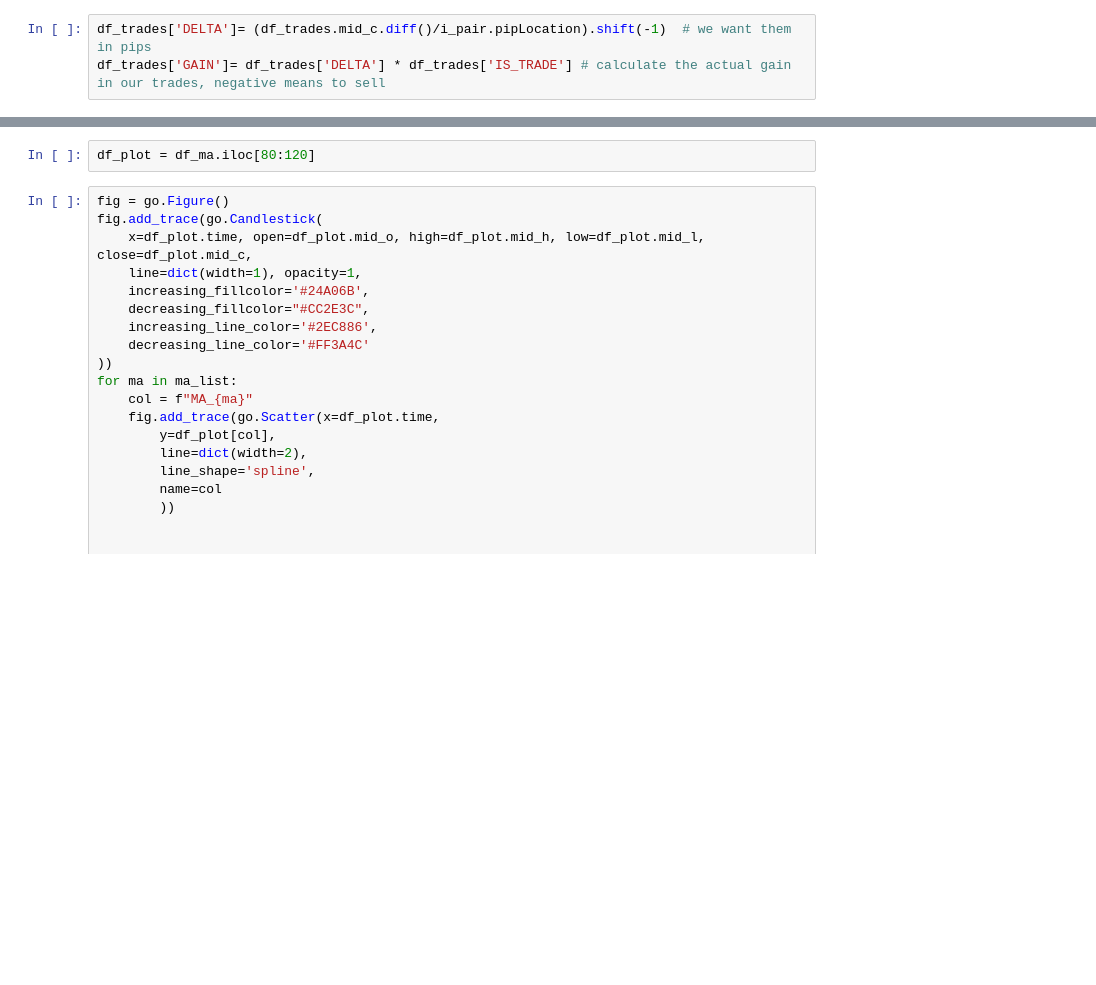
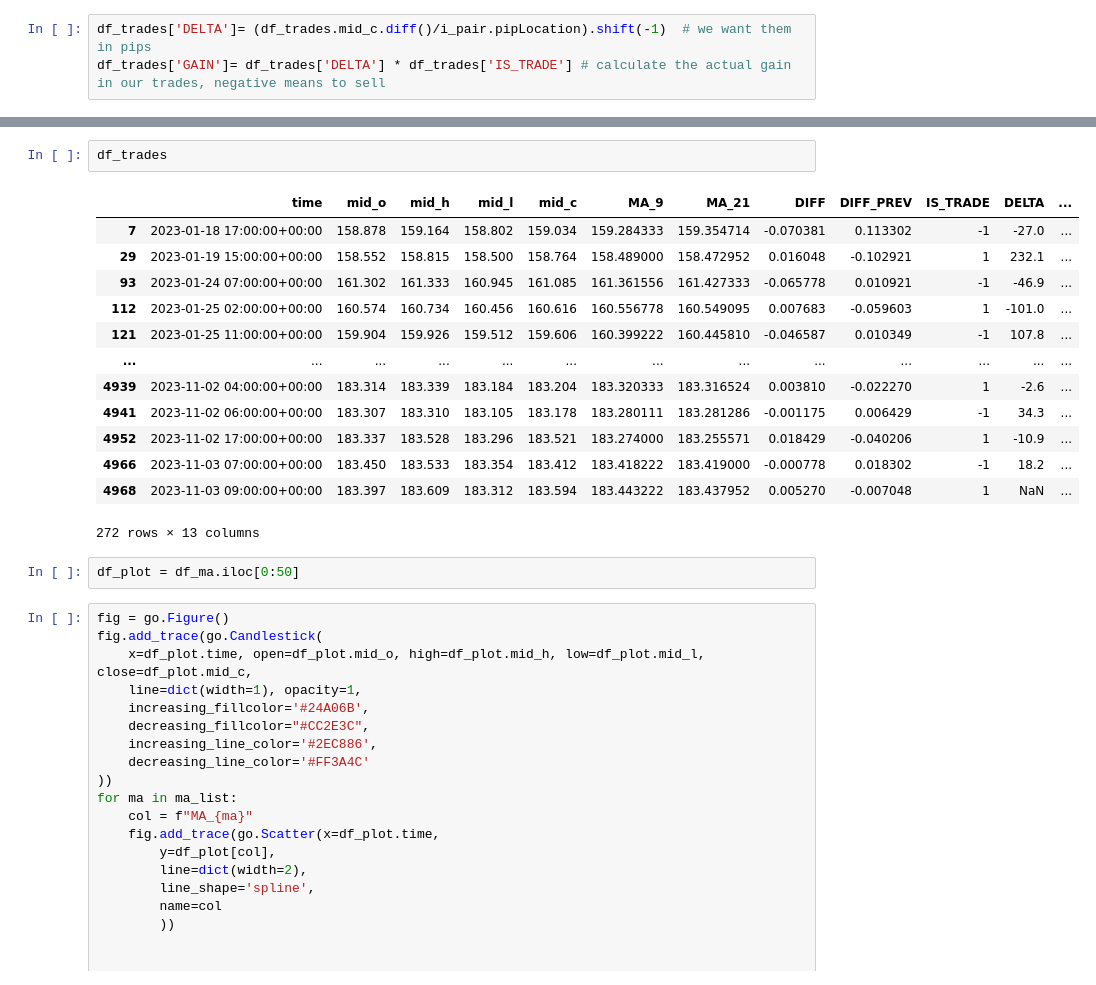
Before and after one commit to jiajie0225/ForexBot, a Jupyter notebook: candle_plot.ipynb, the cells around one changed output, grey strips where cells are left out. Cells and saved outputs as stored; diff of their text form; blank space fills up the shorter version.

```diff
--- a/candle_plot.ipynb
+++ b/candle_plot.ipynb
@@ -60,5 +66,21 @@ df_trades['GAIN'].sum()
+# %%
+df_trades
+# %% [output]
+|  | time | mid_o | mid_h | mid_l | mid_c | MA_9 | MA_21 | DIFF | DIFF_PREV | IS_TRADE | DELTA | ... |
+| 7 | 2023-01-18 17:00:00+00:00 | 158.878 | 159.164 | 158.802 | 159.034 | 159.284333 | 159.354714 | -0.070381 | 0.113302 | -1 | -27.0 | ... |
+| 29 | 2023-01-19 15:00:00+00:00 | 158.552 | 158.815 | 158.500 | 158.764 | 158.489000 | 158.472952 | 0.016048 | -0.102921 | 1 | 232.1 | ... |
+| 93 | 2023-01-24 07:00:00+00:00 | 161.302 | 161.333 | 160.945 | 161.085 | 161.361556 | 161.427333 | -0.065778 | 0.010921 | -1 | -46.9 | ... |
+| 112 | 2023-01-25 02:00:00+00:00 | 160.574 | 160.734 | 160.456 | 160.616 | 160.556778 | 160.549095 | 0.007683 | -0.059603 | 1 | -101.0 | ... |
+| 121 | 2023-01-25 11:00:00+00:00 | 159.904 | 159.926 | 159.512 | 159.606 | 160.399222 | 160.445810 | -0.046587 | 0.010349 | -1 | 107.8 | ... |
+| ... | ... | ... | ... | ... | ... | ... | ... | ... | ... | ... | ... | ... |
+| 4939 | 2023-11-02 04:00:00+00:00 | 183.314 | 183.339 | 183.184 | 183.204 | 183.320333 | 183.316524 | 0.003810 | -0.022270 | 1 | -2.6 | ... |
+| 4941 | 2023-11-02 06:00:00+00:00 | 183.307 | 183.310 | 183.105 | 183.178 | 183.280111 | 183.281286 | -0.001175 | 0.006429 | -1 | 34.3 | ... |
+| 4952 | 2023-11-02 17:00:00+00:00 | 183.337 | 183.528 | 183.296 | 183.521 | 183.274000 | 183.255571 | 0.018429 | -0.040206 | 1 | -10.9 | ... |
+| 4966 | 2023-11-03 07:00:00+00:00 | 183.450 | 183.533 | 183.354 | 183.412 | 183.418222 | 183.419000 | -0.000778 | 0.018302 | -1 | 18.2 | ... |
+| 4968 | 2023-11-03 09:00:00+00:00 | 183.397 | 183.609 | 183.312 | 183.594 | 183.443222 | 183.437952 | 0.005270 | -0.007048 | 1 | NaN | ... |
+272 rows × 13 columns
 # %%
-df_plot = df_ma.iloc[80:120]
+df_plot = df_ma.iloc[0:50]
 # %%
 fig = go.Figure()
 fig.add_trace(go.Candlestick(
```
Also changed, not shown: parts of 6 cells of this notebook, 3 other files.
